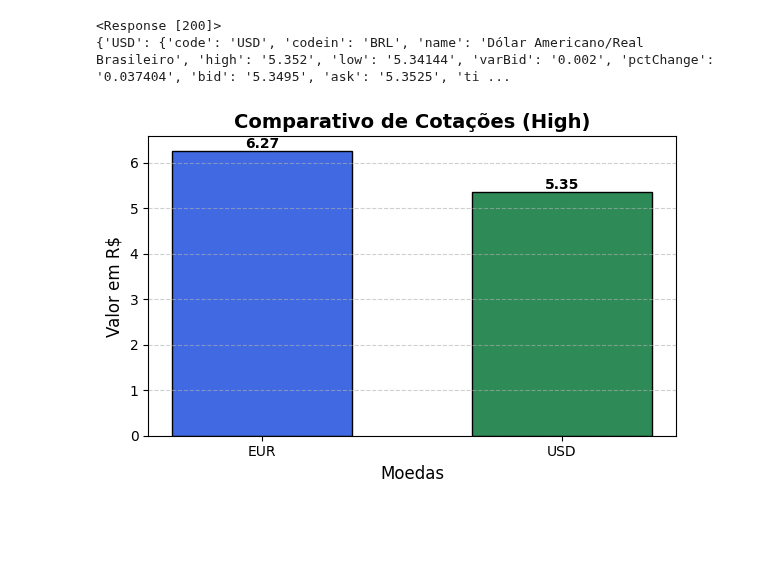
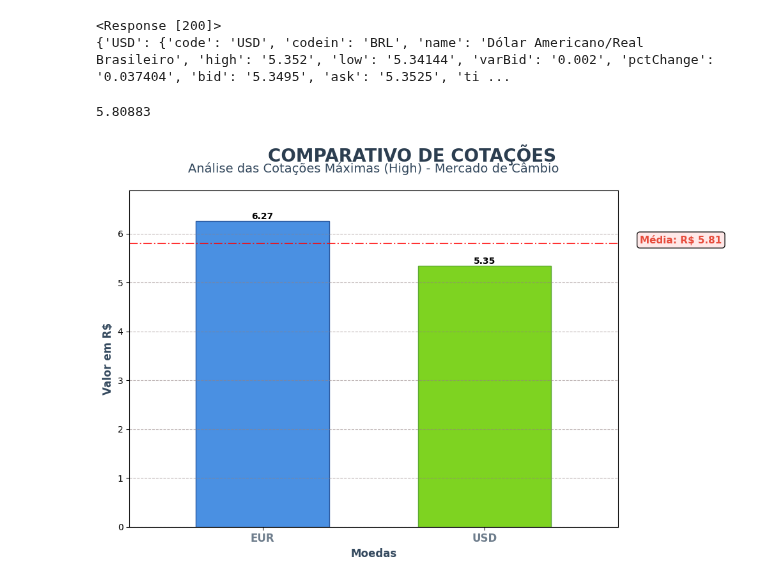
Before and after one commit to thiago207/python-for-data-analysis, a Jupyter notebook: API-JSON/API1.ipynb, the cells around one changed output. Cells and saved outputs as stored; diff of their text form; code cells hidden in the pictures; blank space fills up the shorter version.

```diff
--- a/API-JSON/API1.ipynb
+++ b/API-JSON/API1.ipynb
@@ -32,34 +32,64 @@ print(cotacoes_dir)
 # %%
 import matplotlib.pyplot as plt
 import pandas as pd
 
 
 df = pd.DataFrame(cotacoes_dir).T
 
 colunas_numericas = [ 'high', 'low', 'bid', 'ask']
 for coluna in colunas_numericas:
     df[coluna] = df[coluna].astype(float)
 
 moedas = [ 'EUR', 'USD']
 valores = [df.loc[m, 'high'] for m in moedas]
+media = sum(valores) / len(moedas)
+print(media)
+
 # Criação da figura e eixos
-plt.subplots(figsize=(6, 4))
+plt.subplots(figsize=(10, 7))
+
+cores = ['#4a90e2', '#7ed321']  # Azul moderno e verde vibrante
+cores_escuras = ['#2c5aa0', '#5ba832']  # Versões mais escuras para bordas
+
 
 # Barras com cores personalizadas
-bars = plt.bar(moedas, valores, color=['royalblue', 'seagreen'], edgecolor='black', width=0.6)
+bars = plt.bar(moedas, valores, color=cores, edgecolor=cores_escuras, width=0.6)
 
 # Adiciona rótulos automáticos (com 2 casas decimais)
 plt.bar_label(bars, fmt='%.2f', fontsize=10, weight='bold')
 
+
+
+
+plt.axhline(y=media, color='red', linestyle='-.', alpha=0.8)
+plt.text(len(valores) - 0.3,  (media) ,  f'Média: R$ {media:.2f}',
+         fontsize=11,
+         color='#e74c3c',
+         fontweight='bold',
+        bbox=dict(boxstyle="round,pad=0.3", facecolor='#ffe6e6', alpha=0.9)
+        )
+
+
 # Título e rótulos dos eixos
-plt.title('Comparativo de Cotações (High)', fontsize=14, weight='bold')
-plt.ylabel('Valor em R$', fontsize=12)
-plt.xlabel('Moedas', fontsize=12)
+plt.suptitle('COMPARATIVO DE COTAÇÕES', fontsize=20, fontweight='bold',
+             color='#2c3e50', y=0.95)
 
+plt.title('Análise das Cotações Máximas (High) - Mercado de Câmbio',
+          fontsize=14, color='#34495e', pad=20)
+
+plt.ylabel('Valor em R$', fontsize=12, color='#34495e', fontweight='bold')
+plt.xlabel('Moedas', fontsize=12, color='#34495e', fontweight='bold')
+
+plt.xticks(fontsize=12, color="#34495eb5", fontweight='bold')
 # Grade horizontal suave para facilitar leitura
-plt.grid(axis='y', linestyle='--', alpha=0.6)
+plt.grid(axis='y', linestyle='--', alpha=0.6, color = "#948282")
+
+plt.ylim(0, max(valores) * 1.1)
+margin = 0.1
+plt.xlim(-0.5 - margin, len(moedas) - 0.5 + margin)
 
 plt.tight_layout()
 plt.show()
 # %% [output]
+5.80883
-[figure, old version]
+[figure, new version]
```
Also changed, not shown: parts of 1 cell of this notebook.
